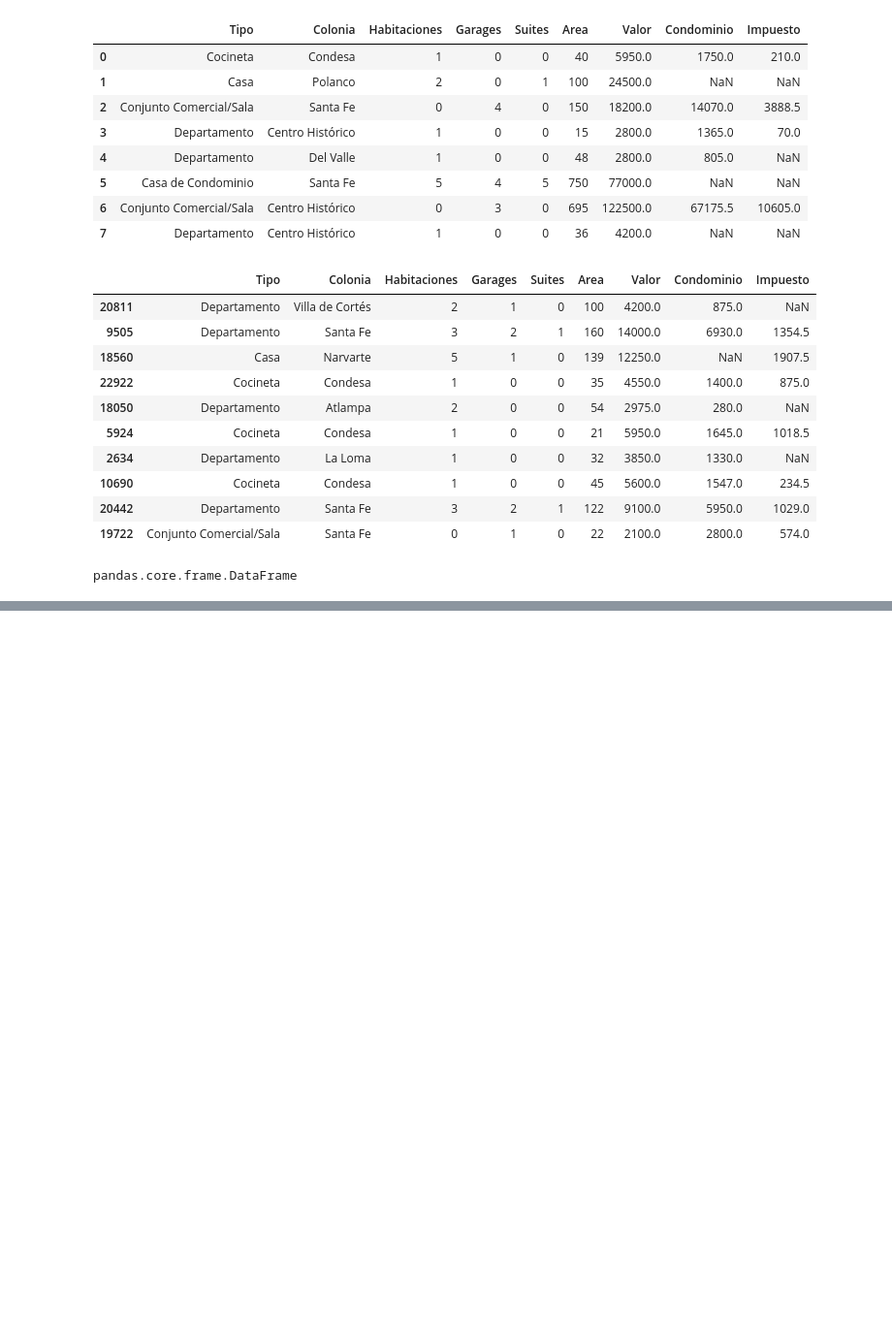
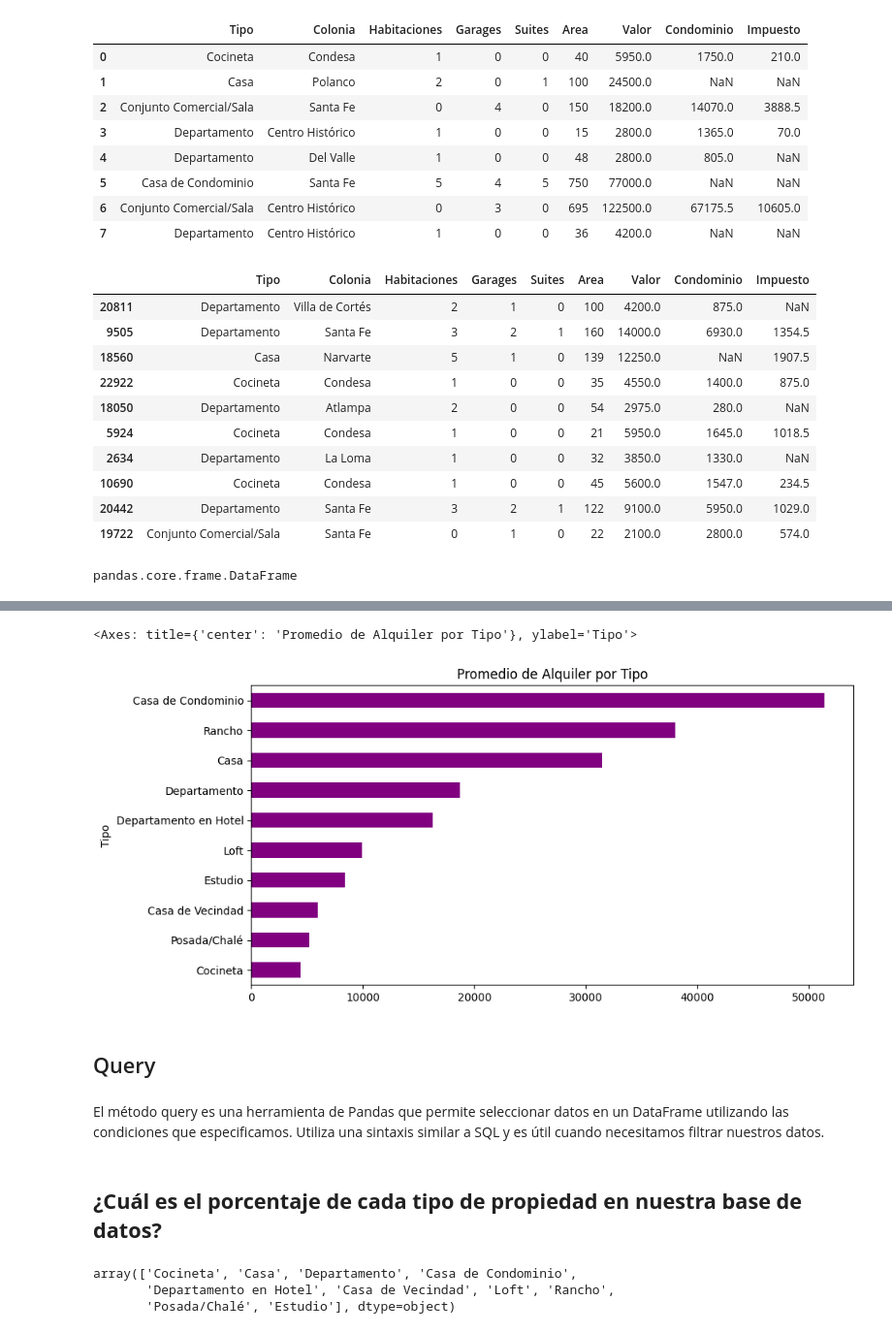
Before and after one commit to Nataliahfk/Data_science_Pandas, a Jupyter notebook: inmuebles_cdxm.ipynb, the cells around one changed output, grey strips where cells are left out. Shown at 97% size. Drawn from its saved outputs; the diff is of its cells as text; code cells hidden in the pictures; blank space fills up the shorter version.

```diff
--- a/inmuebles_cdxm.ipynb
+++ b/inmuebles_cdxm.ipynb
@@ -122,0 +426,3 @@ pandas.core.frame.DataFrame
+# %%
+df_residencial = datos.query('@inmuebles_comerciales not in Tipo')
+df_residencial
@@ -122,0 +443,18 @@ pandas.core.frame.DataFrame
+# %%
+df_tipo_valor_residencial = df_residencial.groupby('Tipo')['Valor'].mean().sort_values(ascending=True)
+df_tipo_valor_residencial.plot(kind='barh', title='Promedio de Alquiler por Tipo', figsize=(10,5), color = 'purple')
+# %% [output]
+<Axes: title={'center': 'Promedio de Alquiler por Tipo'}, ylabel='Tipo'>
+[figure, added]
+# %% [markdown]
+## Query
+# %% [markdown]
+El método query es una herramienta de Pandas que permite seleccionar datos en un DataFrame utilizando las condiciones que especificamos. Utiliza una sintaxis similar a SQL y es útil cuando necesitamos filtrar nuestros datos.
+# %% [markdown]
+## **¿Cuál es el porcentaje de cada tipo de propiedad en nuestra base de datos?**
+# %%
+df_residencial.Tipo.unique() # muestra valores únicos (sin duplicados) de un array
+# %% [output]
+array(['Cocineta', 'Casa', 'Departamento', 'Casa de Condominio',
+       'Departamento en Hotel', 'Casa de Vecindad', 'Loft', 'Rancho',
+       'Posada/Chalé', 'Estudio'], dtype=object)
```
Also changed, not shown: parts of 40 cells of this notebook.
